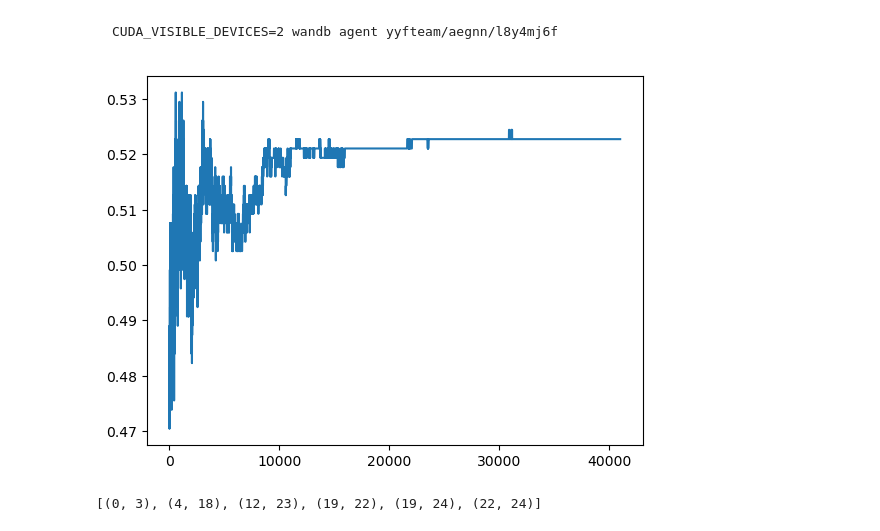
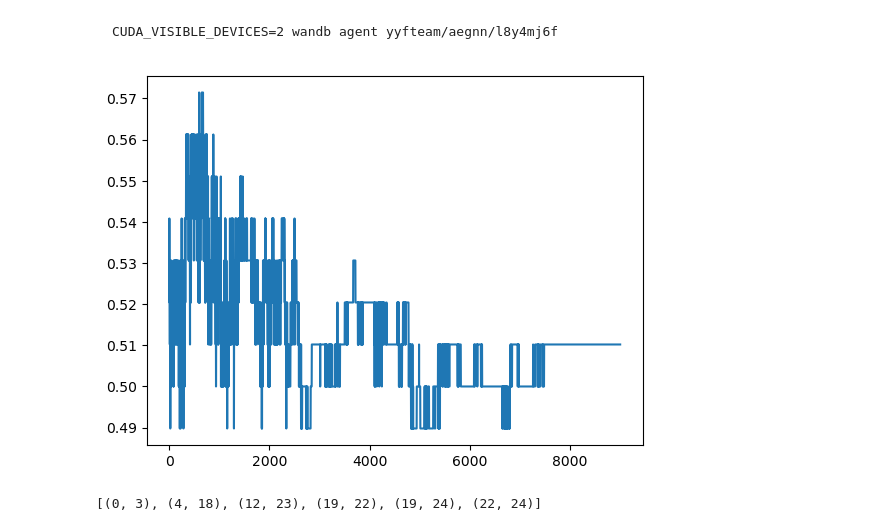
Before and after one commit to whybear0510/aegnn, a Jupyter notebook: scratch.ipynb, the cells around one changed output. Saved outputs shown, nothing was run; the diff lists cells and outputs as text; code cells hidden in the pictures.

```diff
--- a/scratch.ipynb
+++ b/scratch.ipynb
@@ -897,13 +897,13 @@ CUDA_VISIBLE_DEVICES=2 wandb agent yyfteam/aegnn/l8y4mj6f
 # %%
 import numpy as np
 import matplotlib.pyplot as plt
 
 data = np.loadtxt('/users/yyang22/thesis/aegnn_project/aegnn_results/async_accuracy.csv', delimiter=',')
-plt.plot(data[:,0], data[:,1])
+plt.plot(data[:9000,0], data[:9000,1])
 
 plt.savefig('/users/yyang22/thesis/aegnn_project/aegnn_results/async_accuracy.png')
 # %% [output]
-[figure, old version]
+[figure, new version]
 # %%
 import torch
 # from torch import tensor
```
Also changed, not shown: parts of 2 cells of this notebook, 3 other files.
